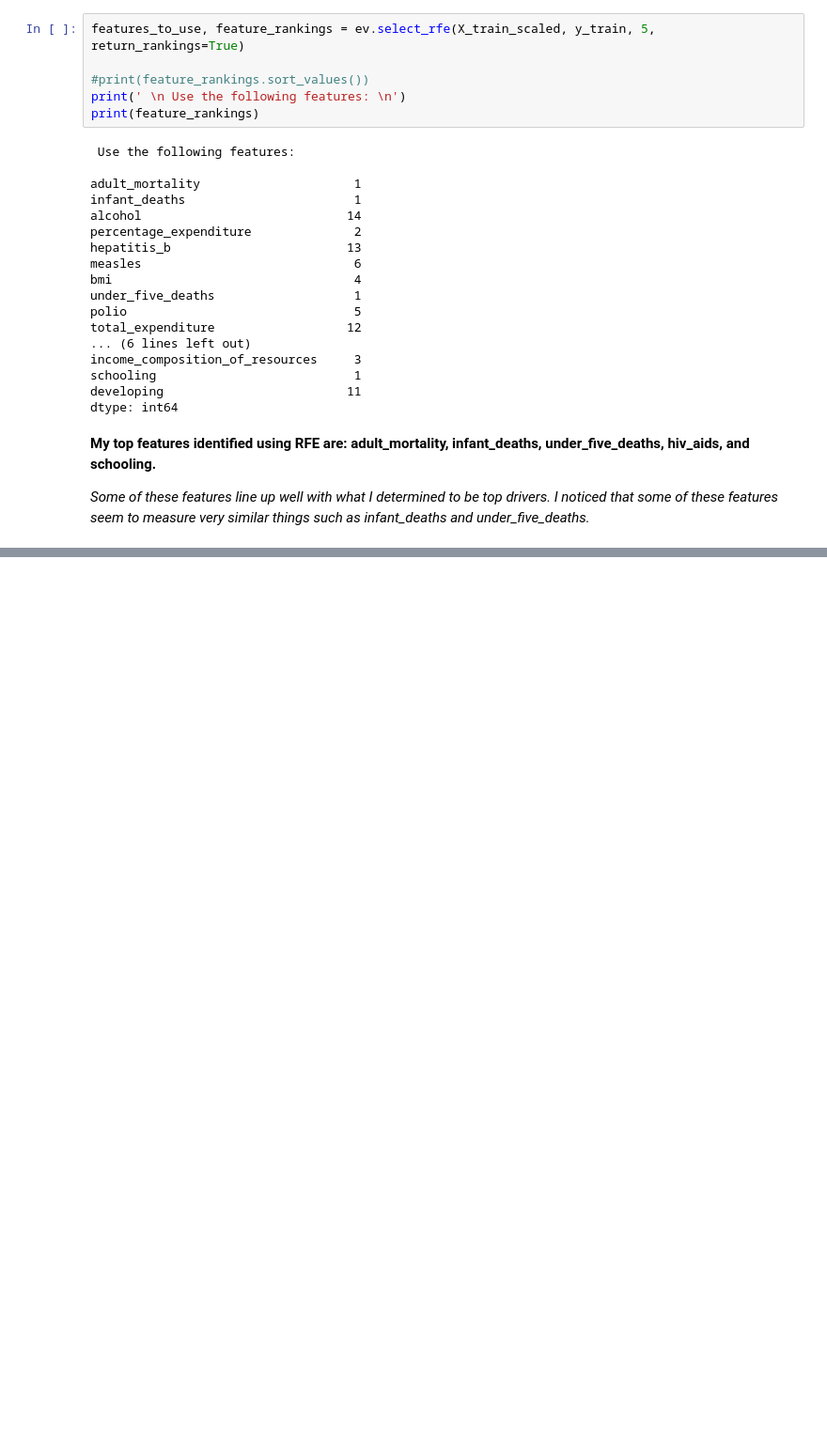
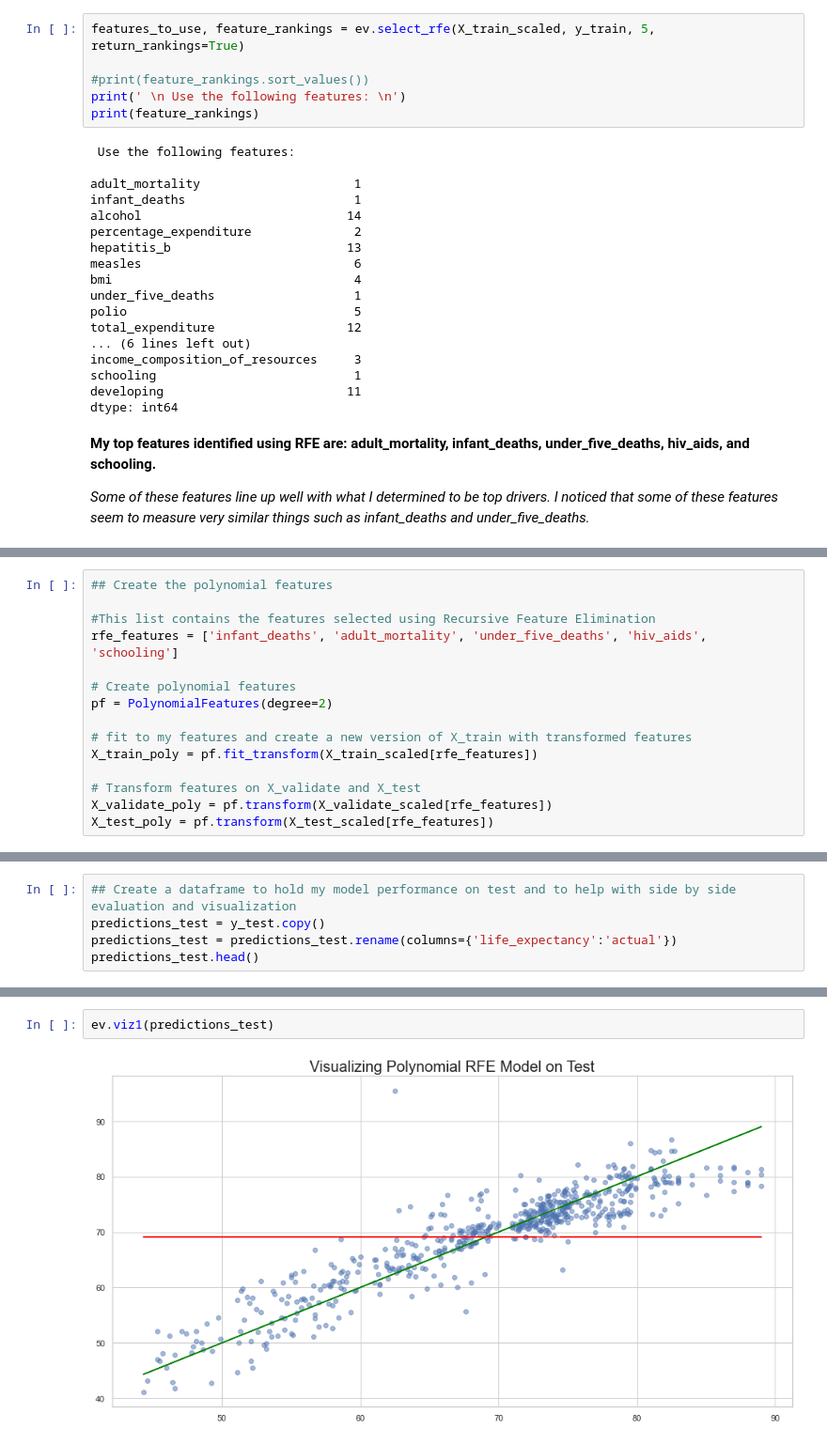
Before and after one commit to kristofer-rivera/predicting-life-expectancy, a Jupyter notebook: final_notebook.ipynb, the cells around one changed output, grey strips where cells are left out. Shown at 94% size. Cells and saved outputs as stored; diff of their text form; blank space fills up the shorter version.

```diff
--- a/final_notebook.ipynb
+++ b/final_notebook.ipynb
@@ -394,0 +512,15 @@ dtype: int64
+# %%
+## Create the polynomial features
+
+#This list contains the features selected using Recursive Feature Elimination
+rfe_features = ['infant_deaths', 'adult_mortality', 'under_five_deaths', 'hiv_aids', 'schooling']
+
+# Create polynomial features
+pf = PolynomialFeatures(degree=2)
+
+# fit to my features and create a new version of X_train with transformed features
+X_train_poly = pf.fit_transform(X_train_scaled[rfe_features])
+
+# Transform features on X_validate and X_test
+X_validate_poly = pf.transform(X_validate_scaled[rfe_features])
+X_test_poly = pf.transform(X_test_scaled[rfe_features])
@@ -394,0 +627,5 @@ dtype: int64
+# %%
+## Create a dataframe to hold my model performance on test and to help with side by side evaluation and visualization
+predictions_test = y_test.copy()
+predictions_test = predictions_test.rename(columns={'life_expectancy':'actual'})
+predictions_test.head()
@@ -394,0 +639,4 @@ dtype: int64
+# %%
+ev.viz1(predictions_test)
+# %% [output]
+[figure, added]
```
Also changed, not shown: parts of 25 cells of this notebook, 3 other files.
